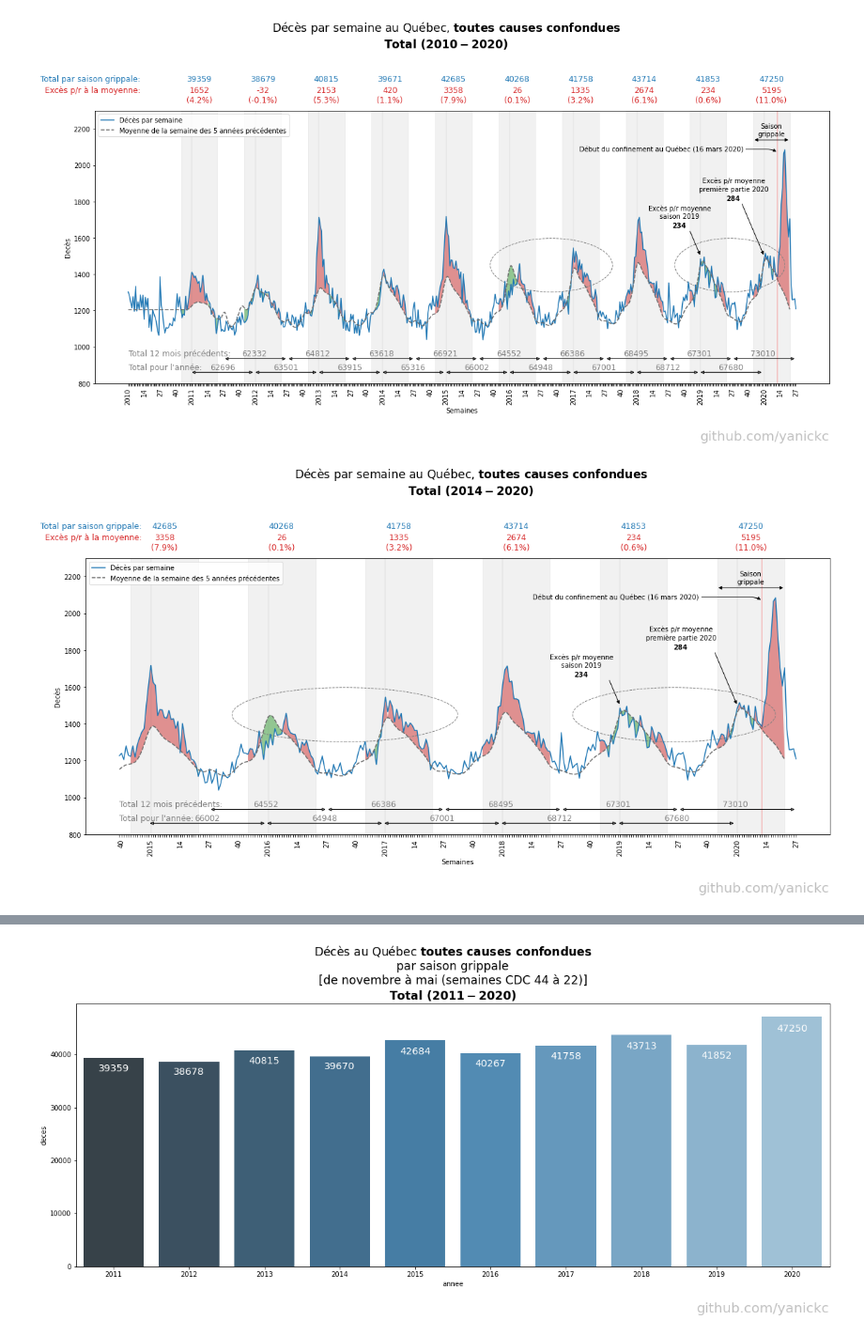
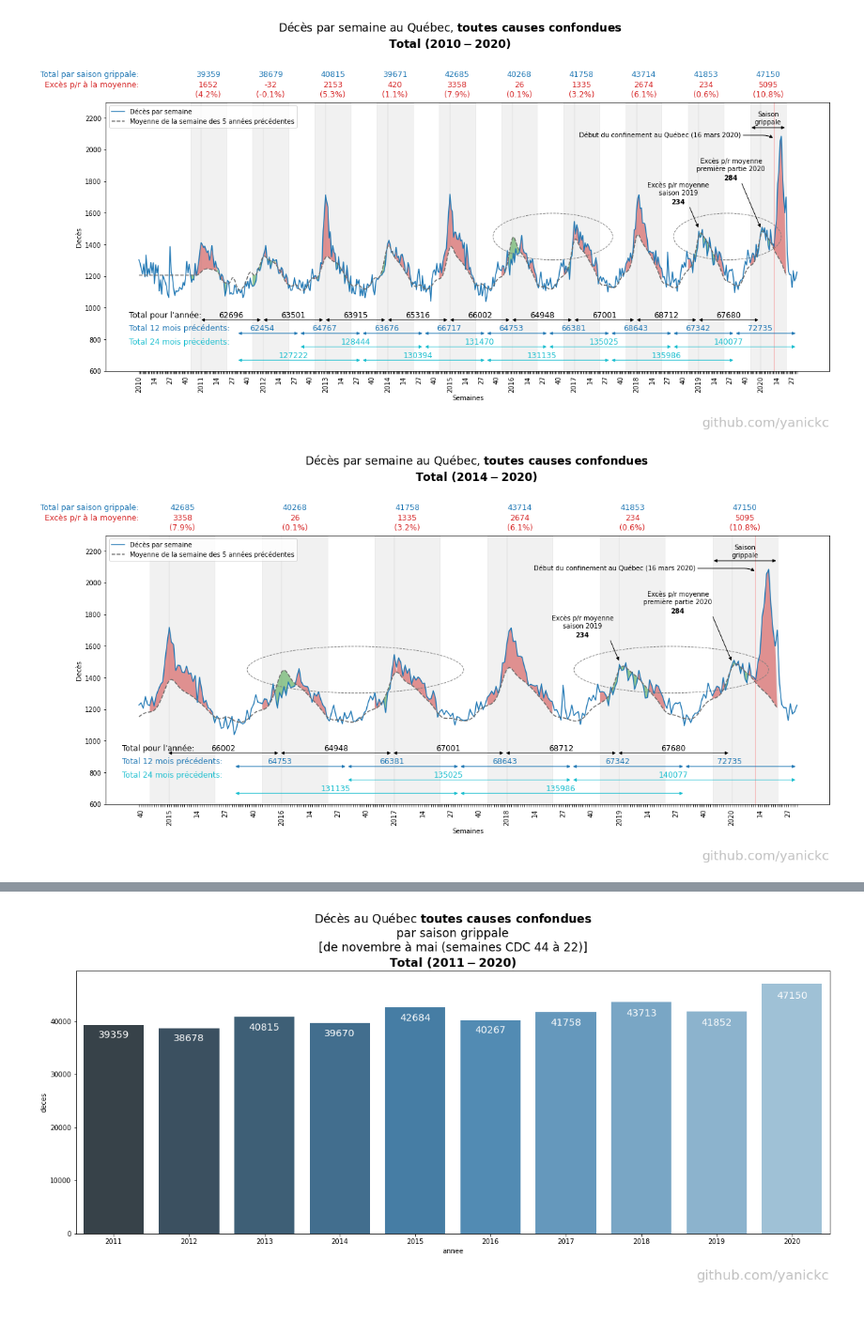
Before and after one commit to yanickc/deces_quebec, a Jupyter notebook: Décès par semaine au Québec par groupe age.ipynb, the cells around one changed output, grey strips where cells are left out. Shown at 94% size. Drawn from its saved outputs; the diff is of its cells as text; code cells hidden in the pictures.

```diff
--- a/Décès par semaine au Québec par groupe age.ipynb
+++ b/Décès par semaine au Québec par groupe age.ipynb
@@ -211,12 +211,12 @@ def integrate_year(df, col, start_year=2011):
 
     return year_totals
 
-def integrate_year_previous(df, col, current_week, start_year=2012):
+def integrate_year_previous(df, col, current_week, start_year=2012, year_span=1):
 
     year_totals = {}
 
     for i in range(start_year, 2020+1):
-        left = f"{i-1}-{current_week+1}"
+        left = f"{i-year_span}-{current_week+1}"
         right = f"{i}-{current_week}"
 
         i1 = df.index[df['week_code'] == left].item()
@@ -296,7 +296,7 @@ df_total[-52:]
 | 570 |  | 2020-51 | NaN | 8484965.0 | NaN | 1330.0 | 1347.009911 | NaN | ... |
 | 571 |  | 2020-52 | NaN | 8484965.0 | NaN | 1394.2 | 1412.180945 | NaN | ... |
 # %%
-LAST_WEEK_DATA=27
+LAST_WEEK_DATA=31
 # %%
 def draw_lineplot(df, group_title, col_deces, col_av, col_diff_deces, start_year=2010, start_month=1, bottom_y=0, top_y = 2300, annotations=True, seasons_annotations=True):
     group_title = group_title + f" ({start_year}-2020)"
@@ -333,27 +333,38 @@ def draw_lineplot(df, group_title, col_deces, col_av, col_diff_deces, start_year
     plt.text((2020-start_year)/2*52, top_y*1.15, f"Décès par semaine au Québec, $\\bf{{toutes\ causes\ confondues}}$\n$\\bf{{ {group_title_formatted} }}$", fontsize="xx-large", ha="center")
 
     # Totals whole year header
-    plt.text(0, bottom_y+(top_y-bottom_y)*0.05, "Total pour l'année:", fontsize="large", ha="left", color="grey")
+    H = 0.20
+    plt.text(-8, bottom_y+(top_y-bottom_y)*H, "Total pour l'année:", fontsize="large", ha="left", color="black")
     year_totals = integrate_year(df, col_deces, start_year=start_year+1)
     for i, v in enumerate(year_totals.values()):
-        plt.text((i+1) * 52 + 26 - start_month, bottom_y+(top_y-bottom_y)*0.05, int(v), fontsize="large", ha="center", color="grey")
-        plt.annotate("", xytext = ((i+1) * 52-start_month, bottom_y+(top_y-bottom_y)*0.04), xy = ((i+1) * 52 + 52-start_month, bottom_y+(top_y-bottom_y)*0.04), color="grey ", arrowprops = {"facecolor" : "grey", "arrowstyle": "<|-|>"})
+        plt.text((i+1) * 52 + 26 - start_month, bottom_y+(top_y-bottom_y)*H, int(v), fontsize="large", ha="center", color="black")
+        plt.annotate("", xytext = ((i+1) * 52-start_month, bottom_y+(top_y-bottom_y)*(H-0.01)), xy = ((i+1) * 52 + 52-start_month, bottom_y+(top_y-bottom_y)*(H-0.01)), color="black ", arrowprops = {"facecolor" : "black", "edgecolor" : "black", "arrowstyle": "<|-|>"})
 
     # Totals previous year header
-    plt.text(0, bottom_y+(top_y-bottom_y)*0.10, "Total 12 mois précédents:", fontsize="large", ha="left", color="grey")
+    H = 0.15
+    plt.text(-8, bottom_y+(top_y-bottom_y)*H, "Total 12 mois précédents:", fontsize="large", ha="left", color="tab:blue")
     year_totals = integrate_year_previous(df, col_deces,  current_week=LAST_WEEK_DATA, start_year=start_year+2)
     for i, v in enumerate(year_totals.values()):
-        plt.text((i+2) * 52 - start_month, bottom_y+(top_y-bottom_y)*0.10, int(v), fontsize="large", ha="center", color="grey")
-        plt.annotate("", xytext = ((i+1) * 52-start_month+LAST_WEEK_DATA, bottom_y+(top_y-bottom_y)*0.09), xy = ((i+1) * 52 + 52-start_month+LAST_WEEK_DATA, bottom_y+(top_y-bottom_y)*0.09), color="grey ", arrowprops = {"facecolor" : "grey", "arrowstyle": "<|-|>"})
+        plt.text((i+2) * 52 - start_month, bottom_y+(top_y-bottom_y)*H, int(v), fontsize="large", ha="center", color="tab:blue")
+        plt.annotate("", xytext = ((i+1) * 52-start_month+LAST_WEEK_DATA, bottom_y+(top_y-bottom_y)*(H-0.01)), xy = ((i+1) * 52 + 52-start_month+LAST_WEEK_DATA, bottom_y+(top_y-bottom_y)*(H-0.01)), color="tab:blue ", arrowprops = {"facecolor" : "tab:blue", "edgecolor" : "tab:blue", "arrowstyle": "<|-|>"})
+
+    # Totals previous 2 years header
+    H = 0.10
+    plt.text(-8, bottom_y+(top_y-bottom_y)*H, "Total 24 mois précédents:", fontsize="large", ha="left", color="tab:cyan")
+    year_totals = integrate_year_previous(df, col_deces,  current_week=LAST_WEEK_DATA, start_year=start_year+3, year_span=2)
+    for i, v in enumerate(year_totals.values()):
+        height_scale = H-0.05 if i % 2 == 0 else H
+        plt.text((i+2) * 52 + 26 - start_month, bottom_y+(top_y-bottom_y)*height_scale, int(v), fontsize="large", ha="center", color="tab:cyan")
+        plt.annotate("", xytext = ((i+1) * 52-start_month+LAST_WEEK_DATA, bottom_y+(top_y-bottom_y)*(height_scale-0.01)), xy = ((i+1) * 52 + 2*52-start_month+LAST_WEEK_DATA, bottom_y+(top_y-bottom_y)*(height_scale-0.01)), color="tab:cyan ", arrowprops = {"facecolor" : "tab:cyan", "edgecolor" : "tab:cyan", "arrowstyle": "<|-|>"})
 
     # Totals header
-    plt.text(10, top_y*1.07, "Total par saison grippale:", fontsize="large", ha="right", color="tab:blue")
+    plt.text(0, top_y*1.07, "Total par saison grippale:", fontsize="large", ha="right", color="tab:blue")
     season_totals = integrate_seasons(df, col_deces, start_year=start_year+1)
     for i, v in enumerate(season_totals.values()):
         plt.text((i+1) * 52 + 7 - start_month, top_y*1.07, f"{v:.0f}", fontsize="large", ha="center", color="tab:blue")
 
     # Excess header
-    plt.text(10, top_y*1.06, "Excès p/r à la moyenne:", fontsize="large", ha="right", va="top", color="tab:red")
+    plt.text(0, top_y*1.06, "Excès p/r à la moyenne:", fontsize="large", ha="right", va="top", color="tab:red")
     season_totals_diff_over_mean = integrate_seasons(df, col_diff_deces, start_year=start_year+1)
     for i, v in enumerate(season_totals_diff_over_mean.values()):
         plt.text((i+1) * 52 + 7 - start_month, top_y*1.06, f"{v:.0f}\n({(int(v)/season_totals[start_year+1+i]) * 100:2.1f}%)", fontsize="large", ha="center", va="top", color="tab:red")
@@ -407,7 +416,7 @@ def draw_lineplot(df, group_title, col_deces, col_av, col_diff_deces, start_year
 # %%
-draw_lineplot(df_total, "Total", "deces_norm", "av_norm", "diff_deces_norm", bottom_y=800, top_y=2300)
-draw_lineplot(df_total, "Total", "deces_norm", "av_norm", "diff_deces_norm", bottom_y=800, top_y=2300, start_year=2014, start_month=39)
-draw_lineplot(df_total, "Total", "deces_norm", "av_norm", "diff_deces_norm", bottom_y=1000, top_y=2300, start_year=2016, start_month=39)
+draw_lineplot(df_total, "Total", "deces_norm", "av_norm", "diff_deces_norm", bottom_y=600, top_y=2300)
+draw_lineplot(df_total, "Total", "deces_norm", "av_norm", "diff_deces_norm", bottom_y=600, top_y=2300, start_year=2014, start_month=39)
+draw_lineplot(df_total, "Total", "deces_norm", "av_norm", "diff_deces_norm", bottom_y=600, top_y=2300, start_year=2016, start_month=39)
 # %% [output]
-[figure, old version]
+[figure, new version]
-[figure, old version]
+[figure, new version]
```
Also changed, not shown: parts of 6 cells of this notebook, 22 other files.
